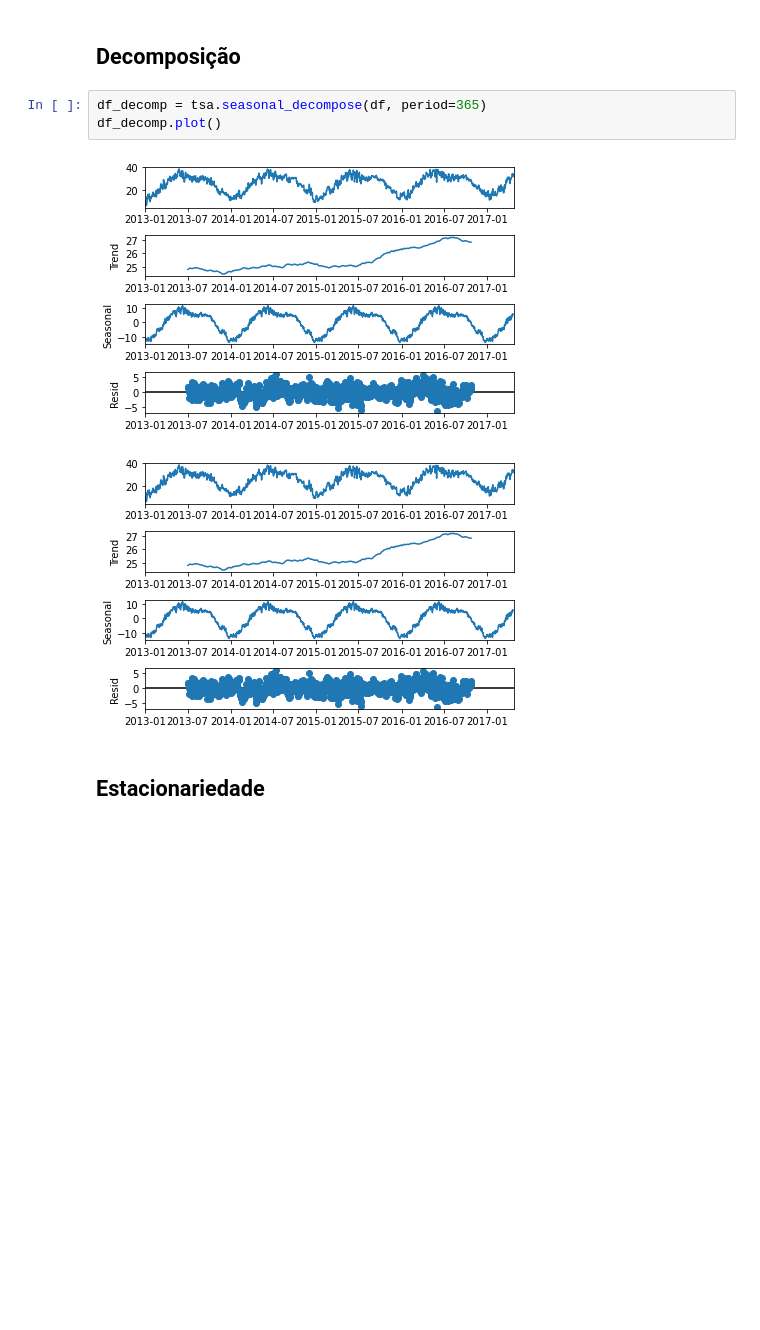
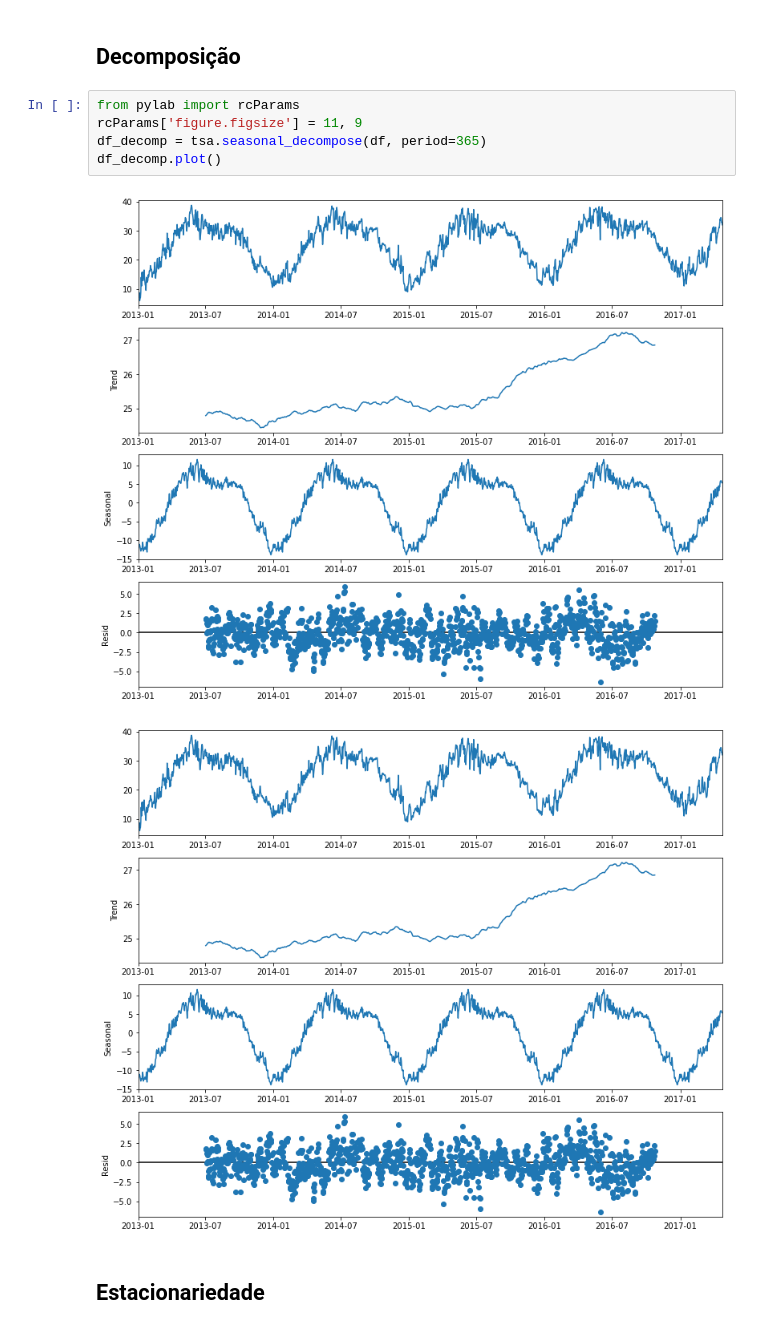
Before and after one commit to lucascouri2/residencia-st, a Jupyter notebook: Relatorio.ipynb, the cells around one changed output. Saved outputs shown, nothing was run; the diff lists cells and outputs as text; blank space fills up the shorter version.

Commit message:
Opçoes de plots

```diff
--- a/Relatorio.ipynb
+++ b/Relatorio.ipynb
@@ -59,11 +60,13 @@ df.plot()
 # %% [markdown]
 ## Decomposição
 # %%
+from pylab import rcParams
+rcParams['figure.figsize'] = 11, 9
 df_decomp = tsa.seasonal_decompose(df, period=365)
 df_decomp.plot()
 # %% [output]
-[figure, old version]
+[figure, new version]
-[figure, old version]
+[figure, new version]
 # %% [markdown]
 ## Estacionariedade
 # %%
```
Also changed, not shown: parts of 6 cells of this notebook.
